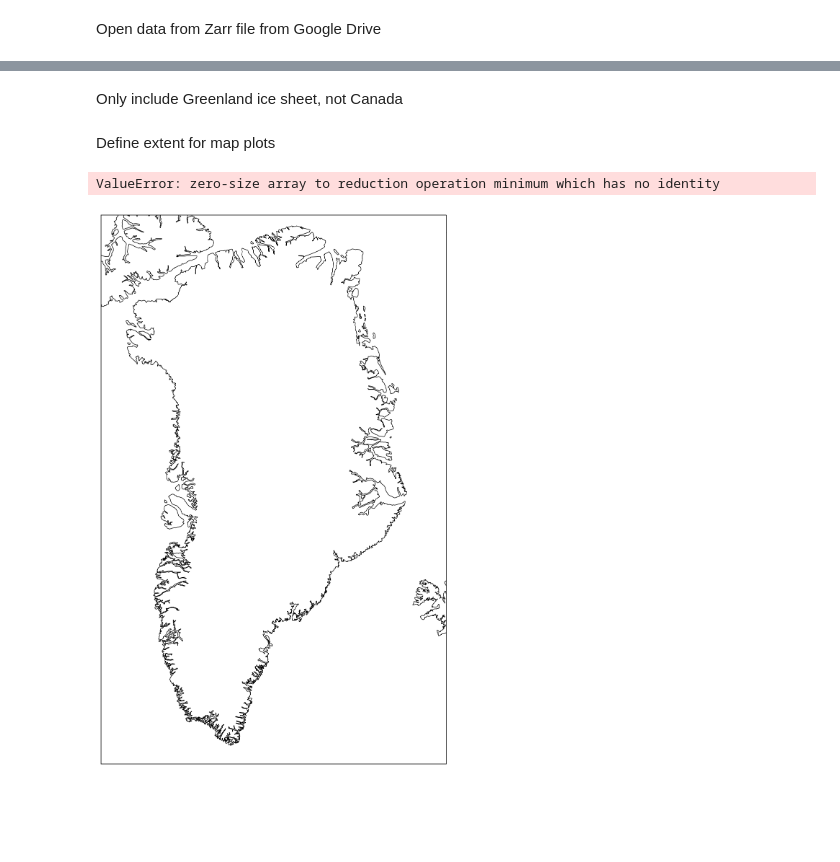
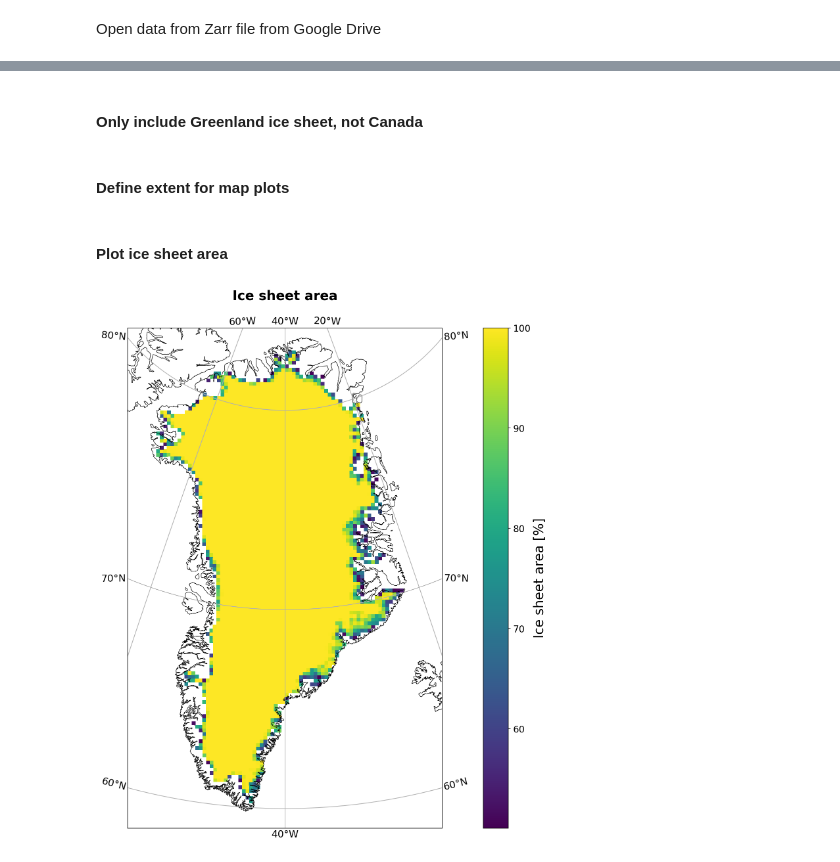
Before and after one commit to raf-antwerpen/rces-final-project, a Jupyter notebook: final_project.ipynb, the cells around one changed output, grey strips where cells are left out. Drawn from its saved outputs; the diff is of its cells as text; code cells hidden in the pictures; blank space fills up the shorter version.

```diff
--- a/final_project.ipynb
+++ b/final_project.ipynb
@@ -32,6 +44,6 @@ files
 # %%
 ofs = []
-for file in files: # only include NetCDF files in files
+for file in files[1:]: # only include NetCDF files in files
     ofs.append(gdfs.open(file))
 
 ds = xr.open_mfdataset(ofs)
@@ -52,4 +150,4 @@ ds.to_zarr(mapper)
 Open data from Zarr file from Google Drive
 # %%
 # ds = xr.open_zarr(mapper, drop_variables={'AG', 'AG1', 'AL', 'AL1', 'COD', 'CP', 'CWP', 'CZ', 'FRA', 'FRV', 'G11', 'G21', 'IWP', 'LHF', 'LWD', 'LWU', 'ME', 'QI', 'QQ', 'QQP', 'QQZ', 'QR', 'QS', 'QW', 'RF', 'RH', 'RU2', 'RZ', 'SAL', 'SF', 'SHF', 'SHSN0', 'SHSN3', 'SLO', 'SMB', 'SOL', 'SP', 'SF', 'SRF', 'ST', 'ST2', 'SU', 'SW', 'SWD' 'TI1', 'TT', 'TTMAX', 'TTMIN', 'TTP', 'TTZ', 'UU', 'UUP', 'UUZ', 'UV', 'UVZ', 'VEG', 'VV', 'VVP', 'VVZ', 'WA1', 'WVP', 'ZN4', 'ZN5', 'ZN6', 'ZZ', 'ZZP'})
-ds = xr.open_zarr(mapper)
+ds_test = xr.open_zarr(mapper, consolidated=True, decode_times=False, decode_coords=False)
@@ -64,7 +164,7 @@ ds_MSK = ds.where(ds.MSK >= 50)
 lat = ds.LAT[0,:,:]
 lon = ds.LON[0,:,:]
 # %% [markdown]
-Only include Greenland ice sheet, not Canada
+#### Only include Greenland ice sheet, not Canada
 # %%
 blobs = ds.MSK[0,:,:] > 50
 all_labels = measure.label(blobs)
@@ -72,27 +172,28 @@ GrIS_label = all_labels * 1.0
 GrIS_label[GrIS_label == 0] = np.nan
 GrIS_label[GrIS_label > 1] = np.nan
 # %% [markdown]
-Define extent for map plots
+#### Define extent for map plots
 # %%
 extent = [-55,-25,58,84]
 central_lon = np.mean(extent[:2])
 central_lat = np.mean(extent[2:])
+# %% [markdown]
+#### Plot ice sheet area
 # %%
 fig = plt.figure(figsize=(14,14))
 ax = plt.axes(projection = ccrs.Orthographic(central_lon, central_lat))
 ax.set_extent(extent)
 ax.coastlines(resolution = '10m', linewidth=0.7)
 c = ax.pcolor(lon, lat, ds_MSK.MSK[0,:,:] * GrIS_label, transform=ccrs.PlateCarree())
 cbar = fig.colorbar(c, ax=ax, pad = 0.08)
 cbar.set_label('Ice sheet area [%]', fontsize=20)
 cbar.ax.tick_params(labelsize=14)
 
 gl = ax.gridlines(draw_labels=True, linewidth=1, alpha=1)
 gl.xlocator = mticker.FixedLocator([-60, -40, -20])
 gl.xlabel_style = {'size': 15, 'color': 'black'}
 gl.ylocator = mticker.FixedLocator([60, 70, 80])
 gl.ylabel_style = {'size': 15, 'color': 'black'}
-plt.title('Ice sheet area', weight='semibold', fontsize=20, pad=25);
+plt.title('Ice sheet area', weight='bold', fontsize=20, pad=25);
 # %% [output]
-ValueError: zero-size array to reduction operation minimum which has no identity
-[figure, old version]
+[figure, new version]
```
Also changed, not shown: parts of 35 cells of this notebook.
